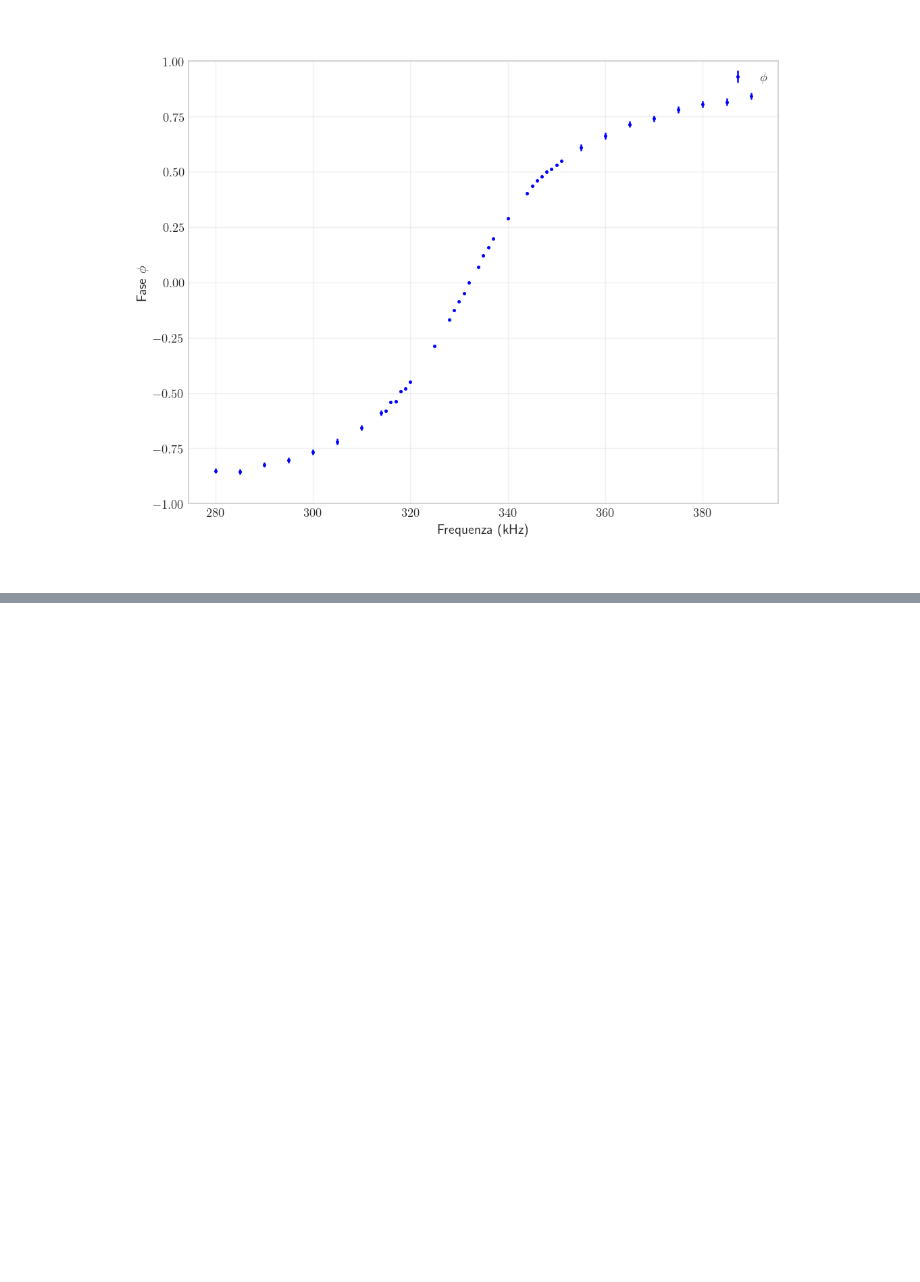
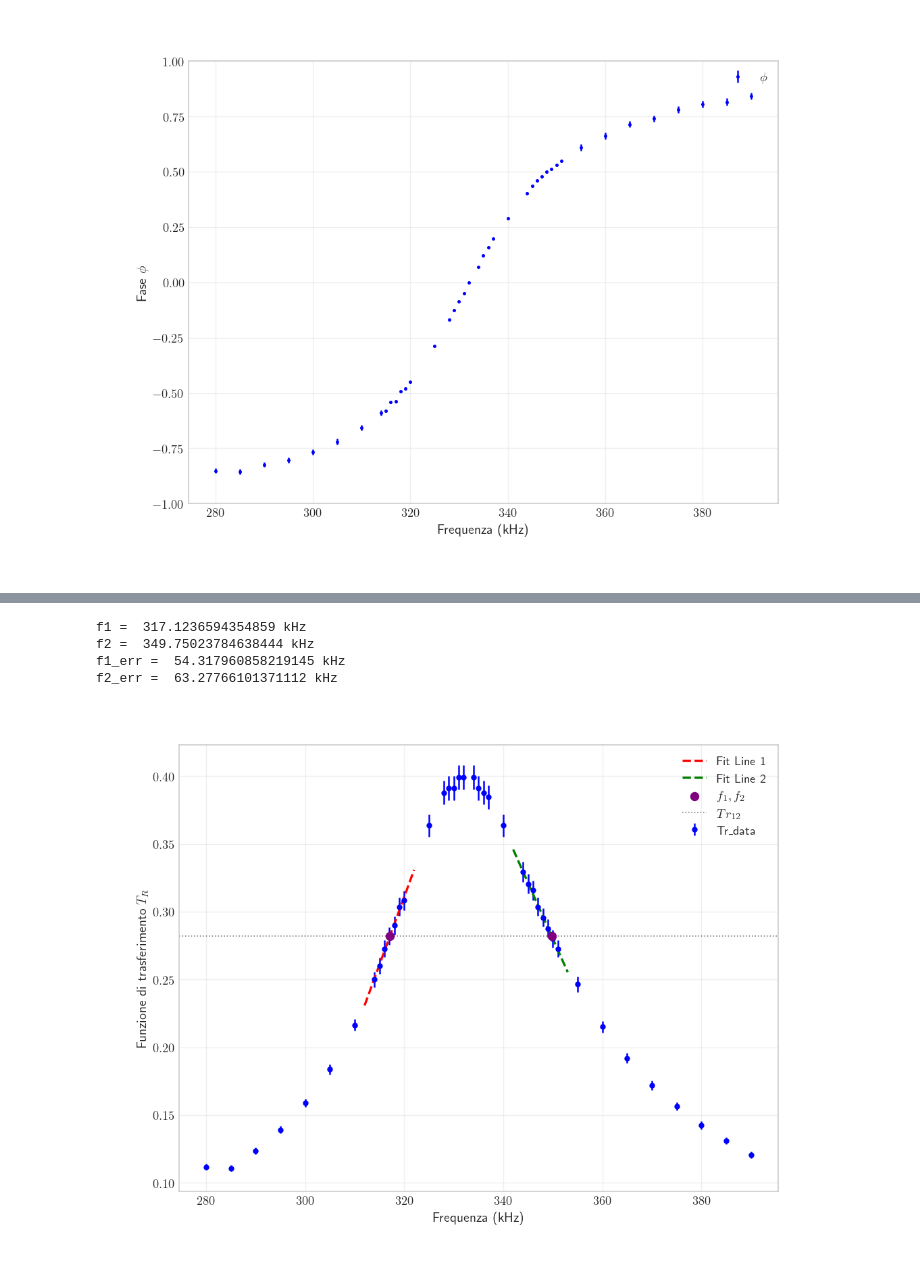
Before and after one commit to bagnolino/PhysicsLab, a Jupyter notebook: RLC_Freq/code/RLC_freq_analysis.ipynb, the cells around one changed output, grey strips where cells are left out. Cells and saved outputs as stored; diff of their text form; code cells hidden in the pictures; blank space fills up the shorter version.

Commit message:
linear fit

```diff
--- a/RLC_Freq/code/RLC_freq_analysis.ipynb
+++ b/RLC_Freq/code/RLC_freq_analysis.ipynb
@@ -489,0 +508,3 @@ plt.savefig(f'../output/{project_name}_phi_fit.png',
+# %%
+def linear_fit(x, m, q):
+    return m * x + q
@@ -489,0 +559,56 @@ plt.savefig(f'../output/{project_name}_phi_fit.png',
+# %%
+# m*f1 + q = Tr12
+
+f1 = (Tr_12-popt1[1])/popt1[0]
+f2 = (Tr_12-popt2[1])/popt2[0]
+
+print("f1 = ", f1, "kHz")
+print("f2 = ", f2, "kHz")
+# Error propagation for f1 and f2
+f1_err = np.sqrt((Tr_12_err / popt1[0])**2 + ((Tr_12 - popt1[1]) * perr1[0] / (popt1[0]**2))**2 + (perr1[1] / popt1[0])**2)
+f2_err = np.sqrt((Tr_12_err / popt2[0])**2 + ((Tr_12 - popt2[1]) * perr2[0] / (popt2[0]**2))**2 + (perr2[1] / popt2[0])**2)
+
+print("f1_err = ", f1_err, "kHz")
+print("f2_err = ", f2_err, "kHz")
+# %% [output]
+f1 =  317.1236594354859 kHz
+f2 =  349.75023784638444 kHz
+f1_err =  54.317960858219145 kHz
+f2_err =  63.27766101371112 kHz
+# %%
+# Creazione del grafico
+fig, ax = plt.subplots(figsize=(8, 6), constrained_layout=True)
+
+# Plot dei dati di Tr_data
+ax.errorbar(f_data, Tr_data, yerr=Tr_err, fmt='o', label='Tr_data', ms=4, color='blue')
+
+# Plot della prima retta
+x_fit1 = np.linspace(min(f_data1) - 2, max(f_data1) + 2, 100)  # Estensione della lunghezza ridotta
+y_fit1 = linear_fit(x_fit1, *popt1)
+ax.plot(x_fit1, y_fit1, label='Fit Line 1', color='red', linestyle='--', linewidth=2)
+
+# Plot della seconda retta
+x_fit2 = np.linspace(min(f_data2) - 2, max(f_data2) + 2, 100)  # Estensione della lunghezza ridotta
+y_fit2 = linear_fit(x_fit2, *popt2)
+ax.plot(x_fit2, y_fit2, label='Fit Line 2', color='green', linestyle='--', linewidth=2)
+
+# Inserimento dei punti f1, Tr12 e f2, Tr12
+ax.scatter([f1, f2], [Tr_12, Tr_12], color='purple', label=r'$f_1, f_2$', zorder=5, s=50)  # Dimensione aumentata
+ax.axhline(Tr_12, color='gray', linestyle='dotted', linewidth=1, label=r'$Tr_{12}$')
+
+# Etichette e legenda
+ax.set_xlabel('Frequenza (kHz)')
+ax.set_ylabel('Funzione di trasferimento $T_R$')
+ax.legend(loc='best')
+
+# Salvataggio del grafico
+plt.savefig(f'../output/{project_name}_tr_fit_lines.png',
+            bbox_inches="tight",
+            pad_inches=1,
+            transparent=True,
+            facecolor="w",
+            edgecolor='w',
+            orientation='Portrait',
+            dpi=100)
+# %% [output]
+[figure, added]
```
Also changed, not shown: parts of 14 cells of this notebook.
